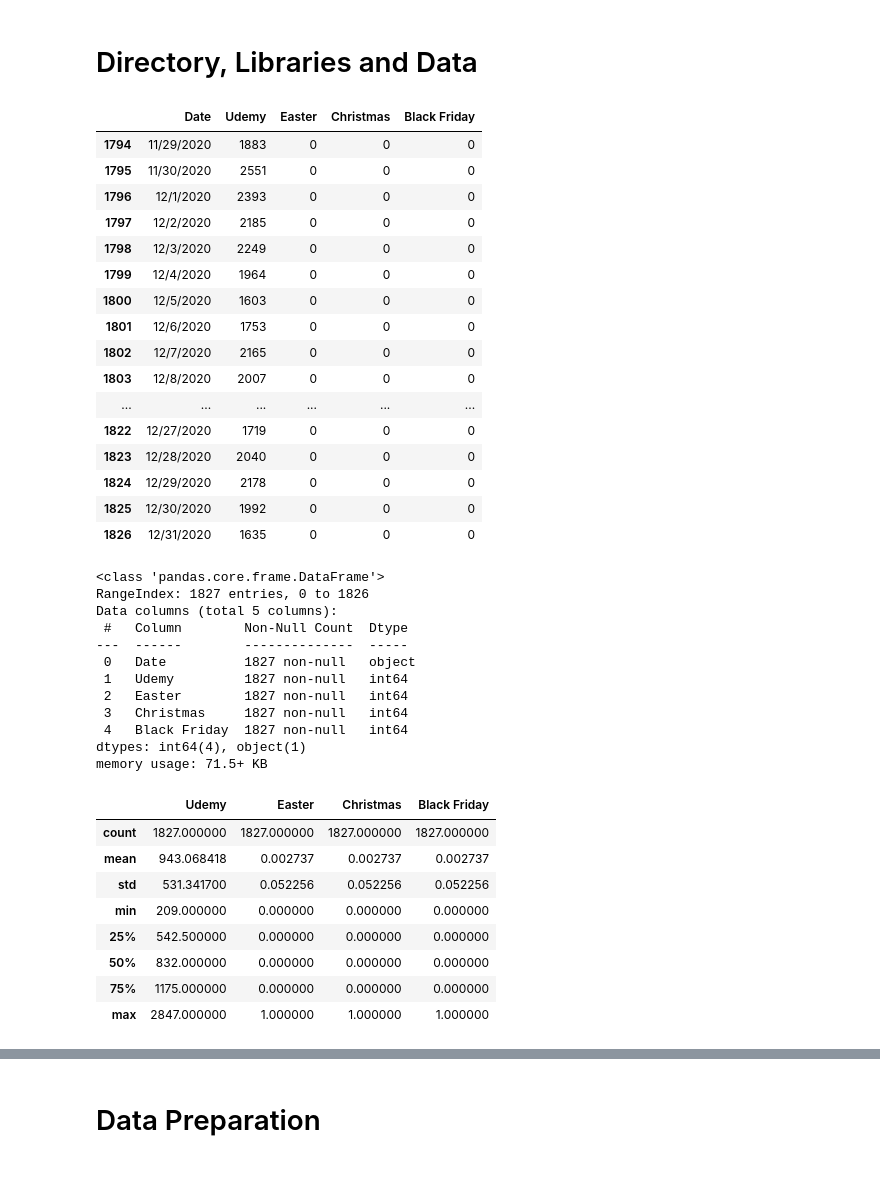
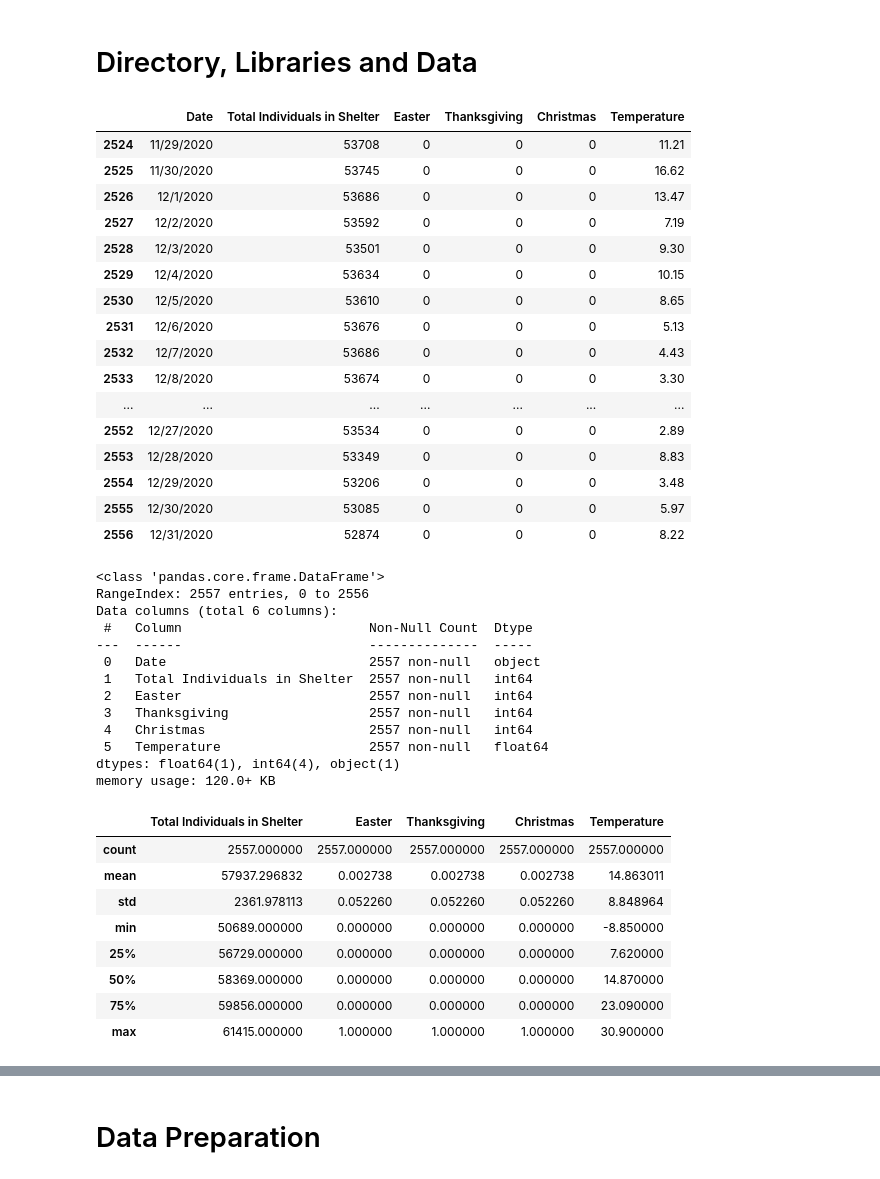
Before and after one commit to Abdelmalik9/Demand-Forecasting, a Jupyter notebook: Script/Prophet.ipynb, the cells around one changed output, grey strips where cells are left out. Cells and saved outputs as stored; diff of their text form; code cells hidden in the pictures.

```diff
--- a/Script/Prophet.ipynb
+++ b/Script/Prophet.ipynb
@@ -7,52 +7,53 @@ import pandas as pd
 from prophet import Prophet
 # %%
 #Data
-df = pd.read_csv("Udemy_wikipedia_visits.csv")
+df = pd.read_csv("DHS_Daily_Report_2020.csv")
 df.tail(33)
 # %% [output]
-|  | Date | Udemy | Easter | Christmas | Black Friday |
-| 1794 | 11/29/2020 | 1883 | 0 | 0 | 0 |
-| 1795 | 11/30/2020 | 2551 | 0 | 0 | 0 |
-| 1796 | 12/1/2020 | 2393 | 0 | 0 | 0 |
-| 1797 | 12/2/2020 | 2185 | 0 | 0 | 0 |
-| 1798 | 12/3/2020 | 2249 | 0 | 0 | 0 |
-| 1799 | 12/4/2020 | 1964 | 0 | 0 | 0 |
-| 1800 | 12/5/2020 | 1603 | 0 | 0 | 0 |
-| 1801 | 12/6/2020 | 1753 | 0 | 0 | 0 |
-| 1802 | 12/7/2020 | 2165 | 0 | 0 | 0 |
-| 1803 | 12/8/2020 | 2007 | 0 | 0 | 0 |
-| ... | ... | ... | ... | ... | ... |
-| 1822 | 12/27/2020 | 1719 | 0 | 0 | 0 |
-| 1823 | 12/28/2020 | 2040 | 0 | 0 | 0 |
-| 1824 | 12/29/2020 | 2178 | 0 | 0 | 0 |
-| 1825 | 12/30/2020 | 1992 | 0 | 0 | 0 |
-| 1826 | 12/31/2020 | 1635 | 0 | 0 | 0 |
+|  | Date | Total Individuals in Shelter | Easter | Thanksgiving | Christmas | Temperature |
+| 2524 | 11/29/2020 | 53708 | 0 | 0 | 0 | 11.21 |
+| 2525 | 11/30/2020 | 53745 | 0 | 0 | 0 | 16.62 |
+| 2526 | 12/1/2020 | 53686 | 0 | 0 | 0 | 13.47 |
+| 2527 | 12/2/2020 | 53592 | 0 | 0 | 0 | 7.19 |
+| 2528 | 12/3/2020 | 53501 | 0 | 0 | 0 | 9.30 |
+| 2529 | 12/4/2020 | 53634 | 0 | 0 | 0 | 10.15 |
+| 2530 | 12/5/2020 | 53610 | 0 | 0 | 0 | 8.65 |
+| 2531 | 12/6/2020 | 53676 | 0 | 0 | 0 | 5.13 |
+| 2532 | 12/7/2020 | 53686 | 0 | 0 | 0 | 4.43 |
+| 2533 | 12/8/2020 | 53674 | 0 | 0 | 0 | 3.30 |
+| ... | ... | ... | ... | ... | ... | ... |
+| 2552 | 12/27/2020 | 53534 | 0 | 0 | 0 | 2.89 |
+| 2553 | 12/28/2020 | 53349 | 0 | 0 | 0 | 8.83 |
+| 2554 | 12/29/2020 | 53206 | 0 | 0 | 0 | 3.48 |
+| 2555 | 12/30/2020 | 53085 | 0 | 0 | 0 | 5.97 |
+| 2556 | 12/31/2020 | 52874 | 0 | 0 | 0 | 8.22 |
 # %%
 #Looking into what kind of variables we have
 df.info()
 # %% [output]
 <class 'pandas.core.frame.DataFrame'>
-RangeIndex: 1827 entries, 0 to 1826
-Data columns (total 5 columns):
- #   Column        Non-Null Count  Dtype
----  ------        --------------  -----
- 0   Date          1827 non-null   object
- 1   Udemy         1827 non-null   int64
- 2   Easter        1827 non-null   int64
- 3   Christmas     1827 non-null   int64
- 4   Black Friday  1827 non-null   int64
-dtypes: int64(4), object(1)
-memory usage: 71.5+ KB
+RangeIndex: 2557 entries, 0 to 2556
+Data columns (total 6 columns):
+ #   Column                        Non-Null Count  Dtype
+---  ------                        --------------  -----
+ 0   Date                          2557 non-null   object
+ 1   Total Individuals in Shelter  2557 non-null   int64
+ 2   Easter                        2557 non-null   int64
+ 3   Thanksgiving                  2557 non-null   int64
+ 4   Christmas                     2557 non-null   int64
+ 5   Temperature                   2557 non-null   float64
+dtypes: float64(1), int64(4), object(1)
+memory usage: 120.0+ KB
 # %%
 #Summary statistics
 df.describe()
 # %% [output]
-|  | Udemy | Easter | Christmas | Black Friday |
-| count | 1827.000000 | 1827.000000 | 1827.000000 | 1827.000000 |
-| mean | 943.068418 | 0.002737 | 0.002737 | 0.002737 |
-| std | 531.341700 | 0.052256 | 0.052256 | 0.052256 |
-| min | 209.000000 | 0.000000 | 0.000000 | 0.000000 |
-| 25% | 542.500000 | 0.000000 | 0.000000 | 0.000000 |
-| 50% | 832.000000 | 0.000000 | 0.000000 | 0.000000 |
-| 75% | 1175.000000 | 0.000000 | 0.000000 | 0.000000 |
-| max | 2847.000000 | 1.000000 | 1.000000 | 1.000000 |
+|  | Total Individuals in Shelter | Easter | Thanksgiving | Christmas | Temperature |
+| count | 2557.000000 | 2557.000000 | 2557.000000 | 2557.000000 | 2557.000000 |
+| mean | 57937.296832 | 0.002738 | 0.002738 | 0.002738 | 14.863011 |
+| std | 2361.978113 | 0.052260 | 0.052260 | 0.052260 | 8.848964 |
+| min | 50689.000000 | 0.000000 | 0.000000 | 0.000000 | -8.850000 |
+| 25% | 56729.000000 | 0.000000 | 0.000000 | 0.000000 | 7.620000 |
+| 50% | 58369.000000 | 0.000000 | 0.000000 | 0.000000 | 14.870000 |
+| 75% | 59856.000000 | 0.000000 | 0.000000 | 0.000000 | 23.090000 |
+| max | 61415.000000 | 1.000000 | 1.000000 | 1.000000 | 30.900000 |
```
Also changed, not shown: parts of 27 cells of this notebook.
